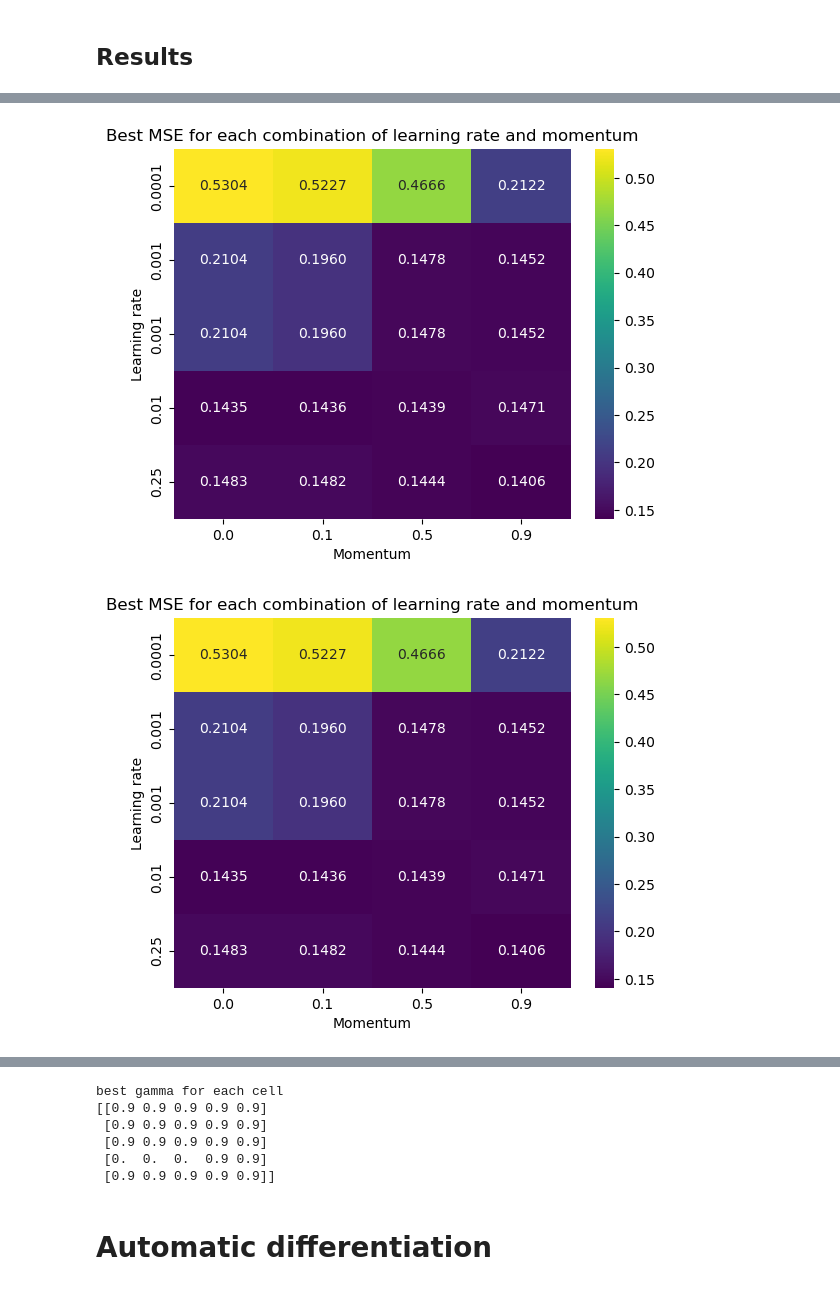
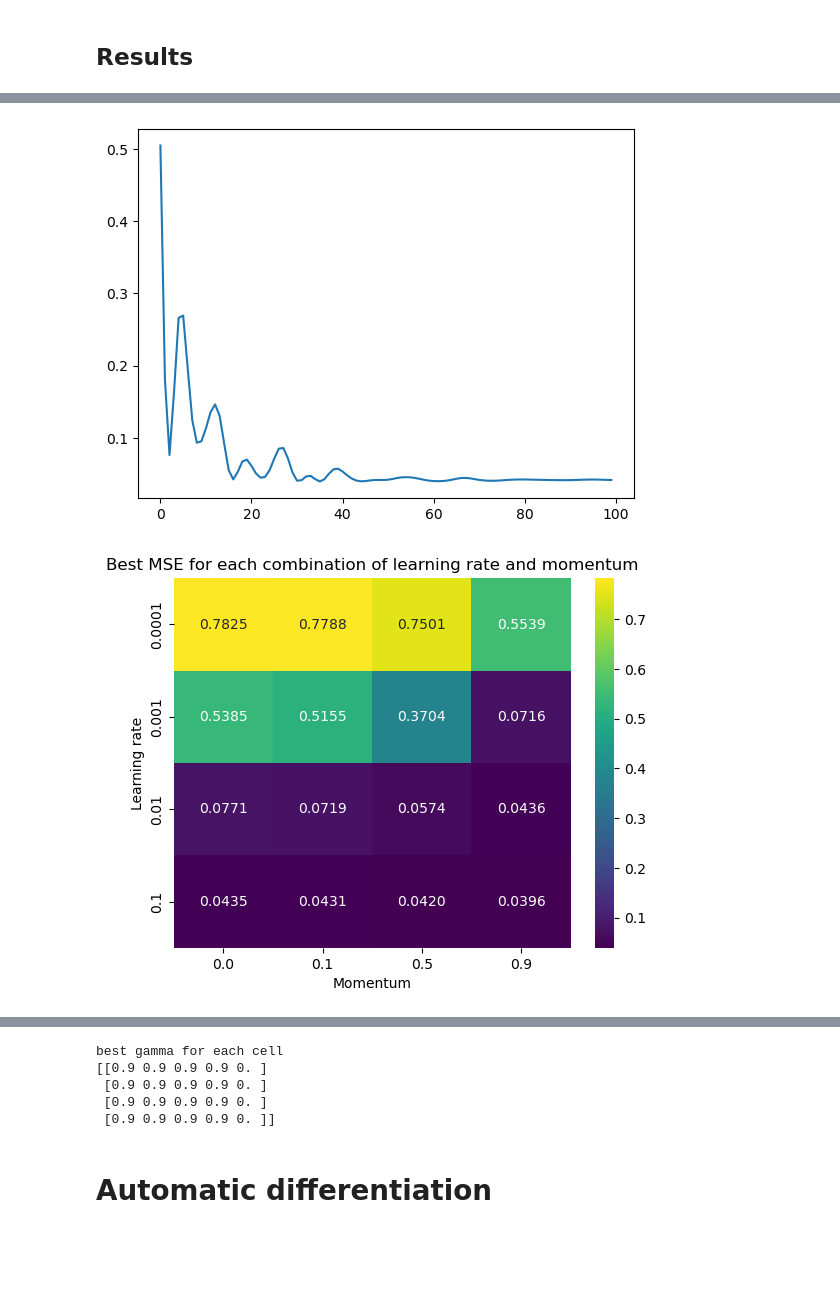
Before and after one commit to bragewiseth/MachineLearningProjects, a Jupyter notebook: weekley_exsercises/week42/solutionweek41-42.ipynb, the cells around one changed output, grey strips where cells are left out. Saved outputs shown, nothing was run; the diff lists cells and outputs as text; code cells hidden in the pictures; blank space fills up the shorter version.

```diff
--- a/weekley_exsercises/week42/solutionweek41-42.ipynb
+++ b/weekley_exsercises/week42/solutionweek41-42.ipynb
@@ -290,8 +356,8 @@ class NumpyLinReg():
 # %% [markdown]
 ## Results
 # %%
-etas = [ 0.0001, 0.001, 0.001, 0.01, 0.25]
-epochs = 200
+etas = [ 0.0001, 0.001, 0.01, 0.1 ]
+epochs =100
 tol = 0.001
 gammas = [0.0, 0.1, 0.5, 0.9]
 alphas = [0.0001, 0.001, 0.01, 0.1, 1.0]
@@ -316,15 +382,15 @@ def runGD():
     scoresRidge = np.zeros((len(etas), len(gammas),len(alphas), epochs))
     for i, eta in enumerate(etas):
         for j, gamma in enumerate(gammas):
-            sgd     =   NumpyLinReg(eta=eta, epochs=epochs, tol=tol, optimizer=SGD, optimizerState=SGDState(0, gamma))
-            sgd.fit(X_train, y_train, X_test, y_test)
-            scoresSgd = scoresSgd.at[i,j,:].set(sgd.loss)
+            sgd     =   NumpyLinReg(eta=eta, epochs=epochs, tol=tol, optimizer='sgd', gamma=gamma)
+            loss, _ = sgd.fit(X_train, y_train, X_test, y_test)
+            scoresSgd = scoresSgd.at[i,j,:].set(loss)
             print(progress_bar(i*len(gammas) + j, len(etas)*len(gammas)))
             for k, alpha in enumerate(alphas):
-                ridgeGd     = NumpyLinReg(eta=eta, epochs=epochs, tol=tol, optimizer=RidgeGD(alpha=alpha, gamma=gamma))
-                ridgeGd.fit(X_train, y_train, X_test, y_test)
-                scoresRidge = scoresRidge.at[i,j,k,:].set(ridgeGd.loss)
-    return scoresSgd,  scoresRidge
+                ridgeGd     =  NumpyLinReg(eta=eta, epochs=epochs, tol=tol, optimizer='rgd', alpha=alpha, gamma=gamma)
+                loss, _ = ridgeGd.fit(X_train, y_train, X_test, y_test)
+                scoresRidge = scoresRidge.at[i,j,k,:].set(loss)
+    return scoresSgd, scoresRidge
 
 
 
@@ -374,41 +454,36 @@ TypeError: Cannot interpret value of type <class 'function'> as an abstract arra
 # %%
 import seaborn as sns
 
 
-all_momentum_scores = np.array((scoresSgd , scoresSgdJax ))
-for scores in all_momentum_scores:
-    plt.figure()
-    ax = sns.heatmap(np.min(scores,axis=2), annot=True, fmt=".4f", cmap="viridis")
-    ax.set_title("Best MSE for each combination of learning rate and momentum")
-    ax.set_xlabel("Momentum")
-    ax.set_xticklabels(gammas)
-    ax.set_ylabel("Learning rate")
-    ax.set_yticklabels(etas)
-    plt.show()
+fig, ax = plt.subplots(1, 1)
+ax.plot(scoresSgd[3,3,:])
+
+
+plt.figure()
+ax = sns.heatmap(np.min(scoresSgd,axis=2), annot=True, fmt=".4f", cmap="viridis")
+ax.set_title("Best MSE for each combination of learning rate and momentum")
+ax.set_xlabel("Momentum")
+ax.set_xticklabels(gammas)
+ax.set_ylabel("Learning rate")
+ax.set_yticklabels(etas)
+plt.show()
 
 
 
 plt.figure()
 ax = sns.heatmap(np.min(scoresRidge,axis=(1,3)), annot=True, fmt=".4f", cmap="viridis")
 ax.set_title("Best MSE for each combination of learning rate and momentum")
 ax.set_xlabel("Lambda")
 ax.set_xticklabels(alphas)
 ax.set_ylabel("eta")
 ax.set_yticklabels(etas)
 plt.show()
 
-plt.figure()
-ax = sns.heatmap(np.min(scoresRidgeJax,axis=(1,3)), annot=True, fmt=".4f", cmap="viridis")
-ax.set_title("Best MSE for each combination of learning rate and momentum")
-ax.set_xlabel("Lambda")
-ax.set_xticklabels(alphas)
-ax.set_ylabel("Eta")
-ax.set_yticklabels(etas)
-plt.show()
+
 
 bestGamma = np.argmin(np.min(scoresRidge,axis=3),axis=1)
 print("best gamma for each cell")
 print(np.array((gammas,gammas))[0,bestGamma])
 # %% [output]
-[figure, old version]
+[figure, new version]
-[figure, old version]
+[figure, new version]
@@ -417,8 +491,7 @@ print(np.array((gammas,gammas))[0,bestGamma])
 best gamma for each cell
-[[0.9 0.9 0.9 0.9 0.9]
- [0.9 0.9 0.9 0.9 0.9]
- [0.9 0.9 0.9 0.9 0.9]
- [0.  0.  0.  0.9 0.9]
- [0.9 0.9 0.9 0.9 0.9]]
+[[0.9 0.9 0.9 0.9 0. ]
+ [0.9 0.9 0.9 0.9 0. ]
+ [0.9 0.9 0.9 0.9 0. ]
+ [0.9 0.9 0.9 0.9 0. ]]
 # %% [markdown]
 # Automatic differentiation
```
Also changed, not shown: parts of 25 cells of this notebook, 12 other files.
